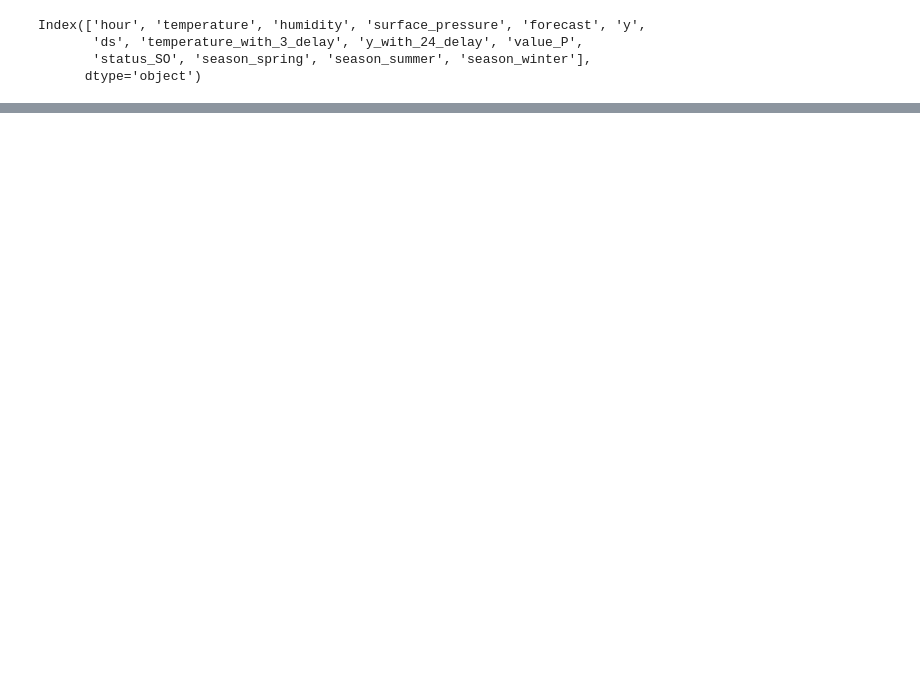
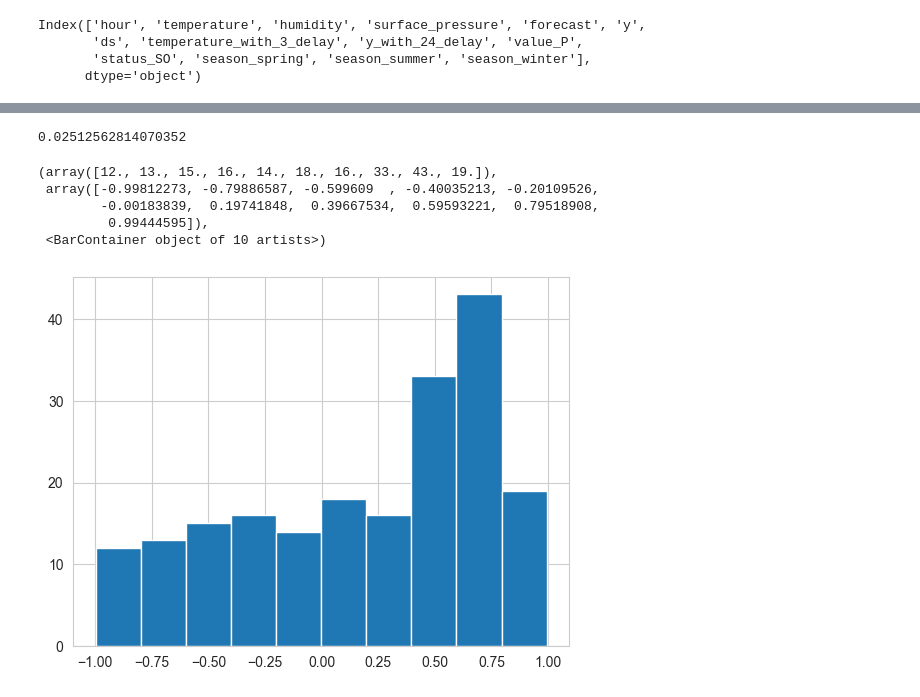
Before and after one commit to SHSMJ200/Bargh_ML, a Jupyter notebook: src/models/jas_test.ipynb, the cells around one changed output, grey strips where cells are left out. Cells and saved outputs as stored; diff of their text form; code cells hidden in the pictures; blank space fills up the shorter version.

Commit message:
some small changes + pearson for check if two trends are similar

```diff
--- a/src/models/jas_test.ipynb
+++ b/src/models/jas_test.ipynb
@@ -359,0 +391,27 @@ Test Error: 10.31%
+# %%
+
+import numpy as np
+from scipy.stats import pearsonr
+
+array1 = data_selector.df["generation"].values
+array2 = data_selector.df["temperature_with_3_delay"].values
+# %%
+import matplotlib.pyplot as plt
+
+corrs = []
+for i in range(10, 2000, 10):
+    corr_pearson, p_value = pearsonr(array1[i-10:i], array2[i-10:i])
+    corrs.append(corr_pearson)
+    # print(f"pearson correlation: {corr_pearson:.3f}")
+
+corrs = np.array(corrs)
+print(len(corrs[corrs < -.90]) / len(corrs))
+plt.hist(corrs)
+# %% [output]
+0.02512562814070352
+(array([12., 13., 15., 16., 14., 18., 16., 33., 43., 19.]),
+ array([-0.99812273, -0.79886587, -0.599609  , -0.40035213, -0.20109526,
+        -0.00183839,  0.19741848,  0.39667534,  0.59593221,  0.79518908,
+         0.99444595]),
+ <BarContainer object of 10 artists>)
+[figure, added]
```
Also changed, not shown: parts of 16 cells of this notebook, 10 other files.
